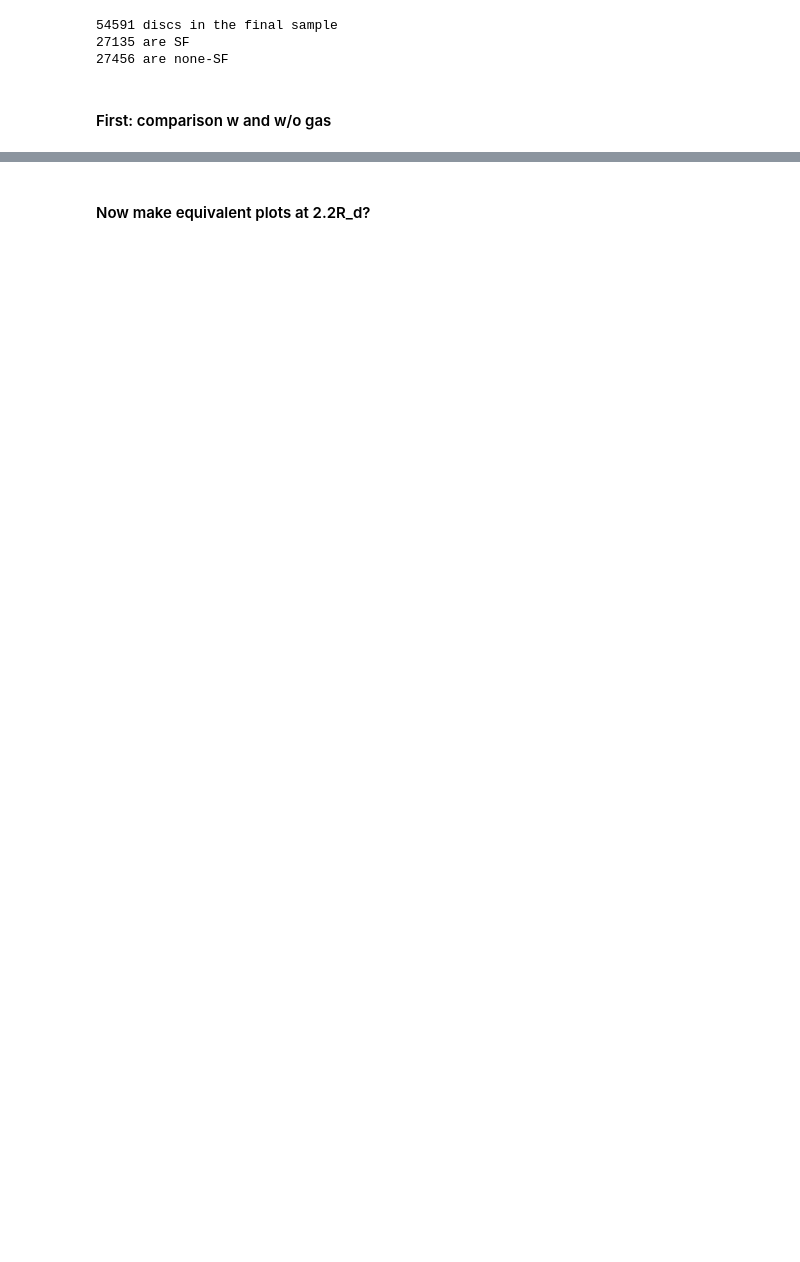
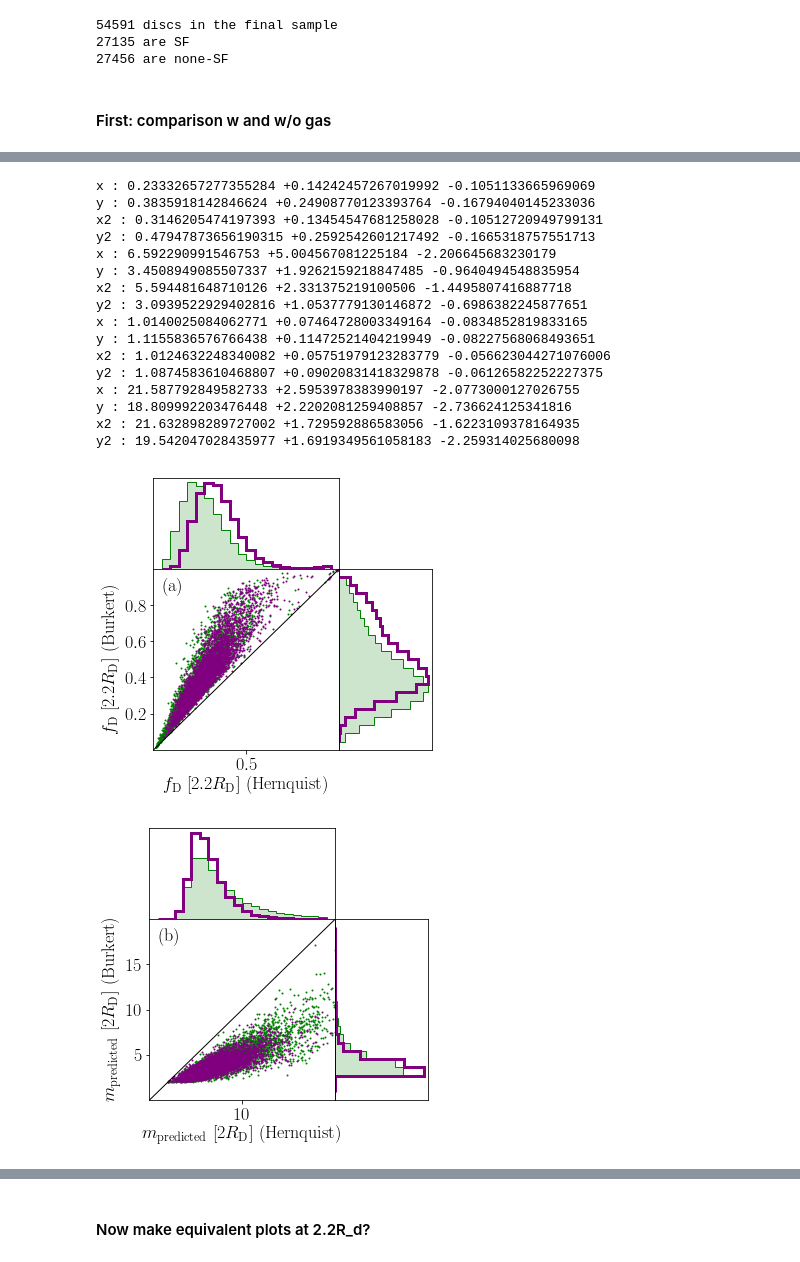
Before and after one commit to RossHart/Donghia_paper, a Jupyter notebook: science_1.ipynb, the cells around one changed output, grey strips where cells are left out. Cells and saved outputs as stored; diff of their text form; code cells hidden in the pictures; blank space fills up the shorter version.

```diff
--- a/science_1.ipynb
+++ b/science_1.ipynb
@@ -253,0 +184,71 @@ fig.savefig('figures/fd_vs_fd.pdf')
+# %%
+x = halo_data['disc_frac_2.2_hernquist'][sample_ok]
+y = halo_data['disc_frac_2.2_burkert'][sample_ok]
+x2 = halo_data_w_gas['disc_frac_2.2_hernquist'][sample_ok]
+y2 = halo_data_w_gas['disc_frac_2.2_burkert'][sample_ok]
+bins = np.linspace(0,1,21)
+xlabel = '$f_\mathrm{D}$ [$2.2R_\mathrm{D}$] (Hernquist)'
+ylabel = '$f_\mathrm{D}$ [$2.2R_\mathrm{D}$] (Burkert)'
+
+fig, axarr = xy_plotter(x,y,x2,y2,bins,False,xlabel,ylabel,'a')
+fig.savefig('figures/fd_vs_fd.pdf')
+
+##################################################
+
+x = halo_data['m_hernquist_2R_d'][sample_ok]
+y = halo_data['m_burkert_2R_d'][sample_ok]
+x2 = halo_data_w_gas['m_hernquist_2.2R_d'][sample_ok]
+y2 = halo_data_w_gas['m_burkert_2.2R_d'][sample_ok]
+bins = np.linspace(0,20,21)
+xlabel = '$m_\mathrm{predicted}$ [$2R_\mathrm{D}$] (Hernquist)'
+ylabel = '$m_\mathrm{predicted}$ [$2R_\mathrm{D}$] (Burkert)'
+
+fig, axarr = xy_plotter(x,y,x2,y2,bins,False,xlabel,ylabel,'b')
+_ = axarr[2].set_yticks([5,10,15])
+fig.savefig('figures/mp_vs_mp.pdf')
+
+###################################################
+
+x = halo_data['Gamma_hernquist'][sample_ok]
+y = halo_data['Gamma_burkert'][sample_ok]
+x2 = halo_data_w_gas['Gamma_hernquist'][sample_ok]
+y2 = halo_data_w_gas['Gamma_burkert'][sample_ok]
+bins = np.linspace(0.5,1.5,21)
+xlabel = '$\Gamma$ (Hernquist)'
+ylabel = '$\Gamma$ (Burkert)'
+
+fig, axarr = xy_plotter(x,y,x2,y2,bins,False,xlabel,ylabel,'c')
+fig.savefig('figures/Gamma_vs_Gamma.pdf')
+
+###################################################
+
+x = halo_data['psi_hernquist'][sample_ok]
+y = halo_data['psi_burkert'][sample_ok]
+x2 = halo_data_w_gas['psi_hernquist'][sample_ok]
+y2 = halo_data_w_gas['psi_burkert'][sample_ok]
+bins = np.linspace(10,30,21)
+xlabel = '$\psi_\mathrm{predicted}$ (Hernquist)'
+ylabel = '$\psi_\mathrm{predicted}$ (Burkert)'
+
+fig, axarr = xy_plotter(x,y,x2,y2,bins,False,xlabel,ylabel,'d')
+_ = axarr[2].set_yticks([15,20,25])
+fig.savefig('figures/psip_vs_psip.pdf')
+# %% [output]
+x : 0.23332657277355284 +0.14242457267019992 -0.1051133665969069
+y : 0.3835918142846624 +0.24908770123393764 -0.16794040145233036
+x2 : 0.3146205474197393 +0.13454547681258028 -0.10512720949799131
+y2 : 0.47947873656190315 +0.2592542601217492 -0.1665318757551713
+x : 6.592290991546753 +5.004567081225184 -2.206645683230179
+y : 3.4508949085507337 +1.9262159218847485 -0.9640494548835954
+x2 : 5.594481648710126 +2.331375219100506 -1.4495807416887718
+y2 : 3.0939522929402816 +1.0537779130146872 -0.6986382245877651
+x : 1.0140025084062771 +0.07464728003349164 -0.0834852819833165
+y : 1.1155836576766438 +0.11472521404219949 -0.08227568068493651
+x2 : 1.0124632248340082 +0.05751979123283779 -0.056623044271076006
+y2 : 1.0874583610468807 +0.09020831418329878 -0.06126582252227375
+x : 21.587792849582733 +2.5953978383990197 -2.0773000127026755
+y : 18.809992203476448 +2.2202081259408857 -2.736624125341816
+x2 : 21.632898289727002 +1.729592886583056 -1.6223109378164935
+y2 : 19.542047028435977 +1.6919349561058183 -2.259314025680098
+[figure, added]
+[figure, added]
```
Also changed, not shown: parts of 19 cells of this notebook, 2 other files.
